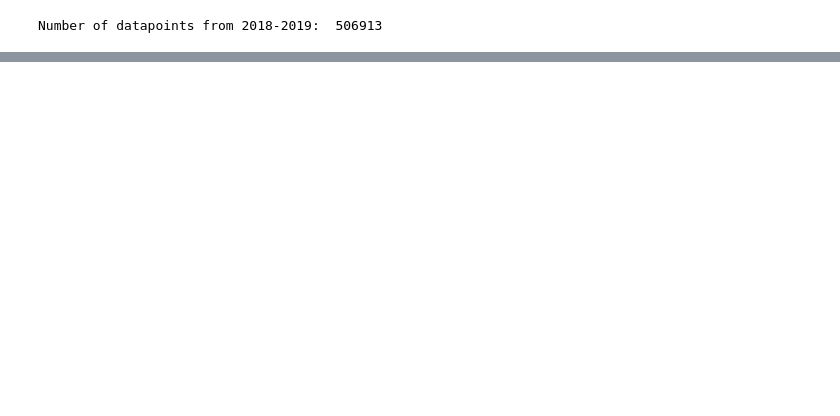
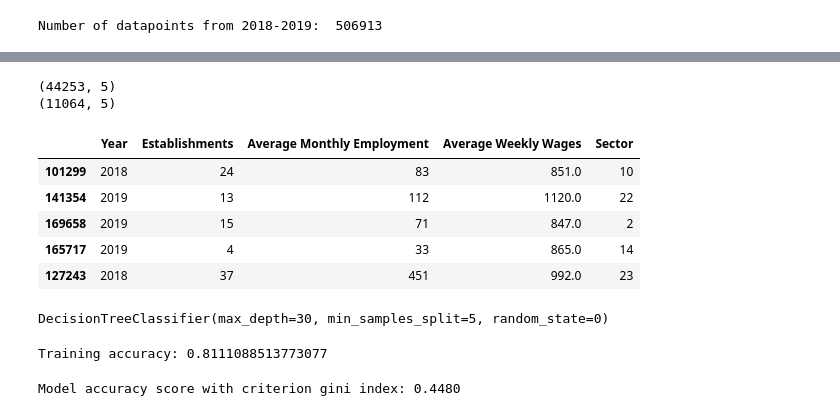
Before and after one commit to ericstratford/predictable-residence, a Jupyter notebook: CA_Residence_Prediction.ipynb, the cells around one changed output, grey strips where cells are left out. Drawn from its saved outputs; the diff is of its cells as text; code cells hidden in the pictures; blank space fills up the shorter version.

Commit message:
Added Milestone2 Parts and DT Model

```diff
--- a/CA_Residence_Prediction.ipynb
+++ b/CA_Residence_Prediction.ipynb
@@ -222,0 +287,32 @@ print(df.shape)
+# %%
+#Splitting the data
+X_train, X_test, y_train, y_test = train_test_split(df.drop(['Area Name'], axis=1), df['Area Name'], test_size=0.2, random_state=21)
+# %%
+#Check the shapes
+print(X_train.shape)
+print(X_test.shape)
+# %% [output]
+(44253, 5)
+(11064, 5)
+# %%
+#Label encode the sectors
+X_train['Sector'] = X_train['Sector'].astype('category').cat.codes
+X_test['Sector'] = X_test['Sector'].astype('category').cat.codes
+# %%
+X_train.head()
+# %% [output]
+|  | Year | Establishments | Average Monthly Employment | Average Weekly Wages | Sector |
+| 101299 | 2018 | 24 | 83 | 851.0 | 10 |
+| 141354 | 2019 | 13 | 112 | 1120.0 | 22 |
+| 169658 | 2019 | 15 | 71 | 847.0 | 2 |
+| 165717 | 2019 | 4 | 33 | 865.0 | 14 |
+| 127243 | 2018 | 37 | 451 | 992.0 | 23 |
+# %%
+from sklearn.tree import DecisionTreeClassifier
+#Trying out Decison Trees
+# instantiate the DecisionTreeClassifier model with criterion gini index
+clf_gini = DecisionTreeClassifier(criterion='gini', max_depth=30, min_samples_split=5, random_state=0)
+# fit the model
+clf_gini.fit(X_train, y_train)
+# %% [output]
+DecisionTreeClassifier(max_depth=30, min_samples_split=5, random_state=0)
@@ -222,0 +321,10 @@ print(df.shape)
+# %%
+print('Training accuracy:', accuracy_score(y_train, clf_gini.predict(X_train)))
+# %% [output]
+Training accuracy: 0.8111088513773077
+# %%
+from sklearn.metrics import accuracy_score
+
+print('Model accuracy score with criterion gini index: {0:0.4f}'. format(accuracy_score(y_test, y_pred_gini)))
+# %% [output]
+Model accuracy score with criterion gini index: 0.4480
```
Also changed, not shown: parts of 35 cells of this notebook.
